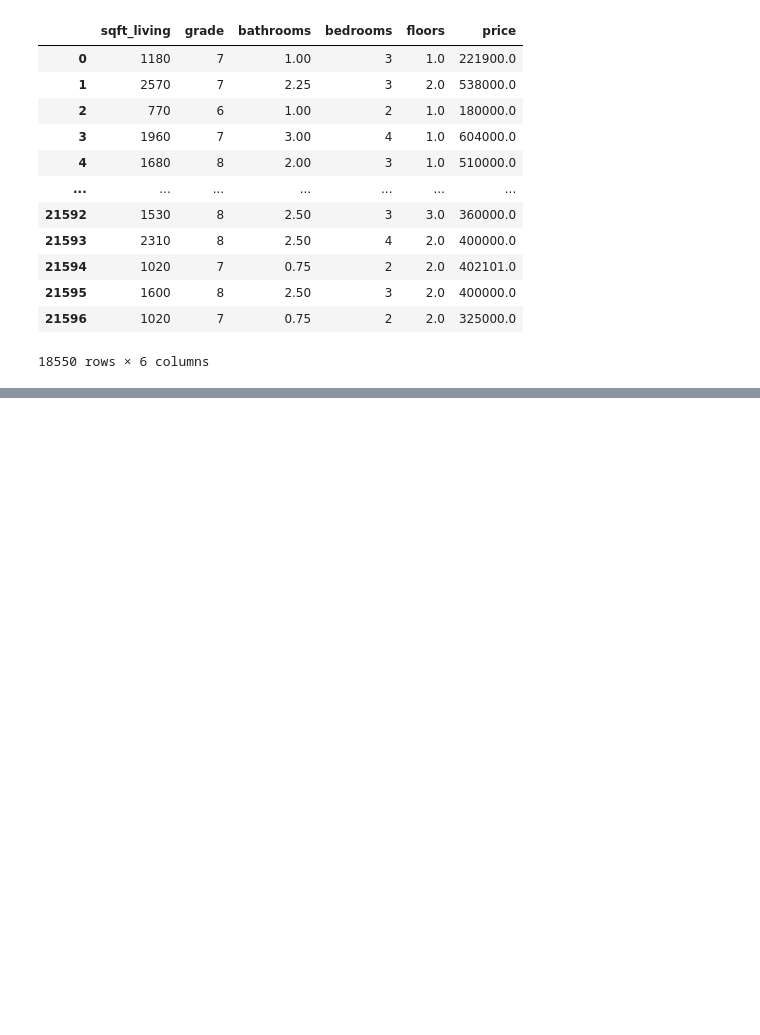
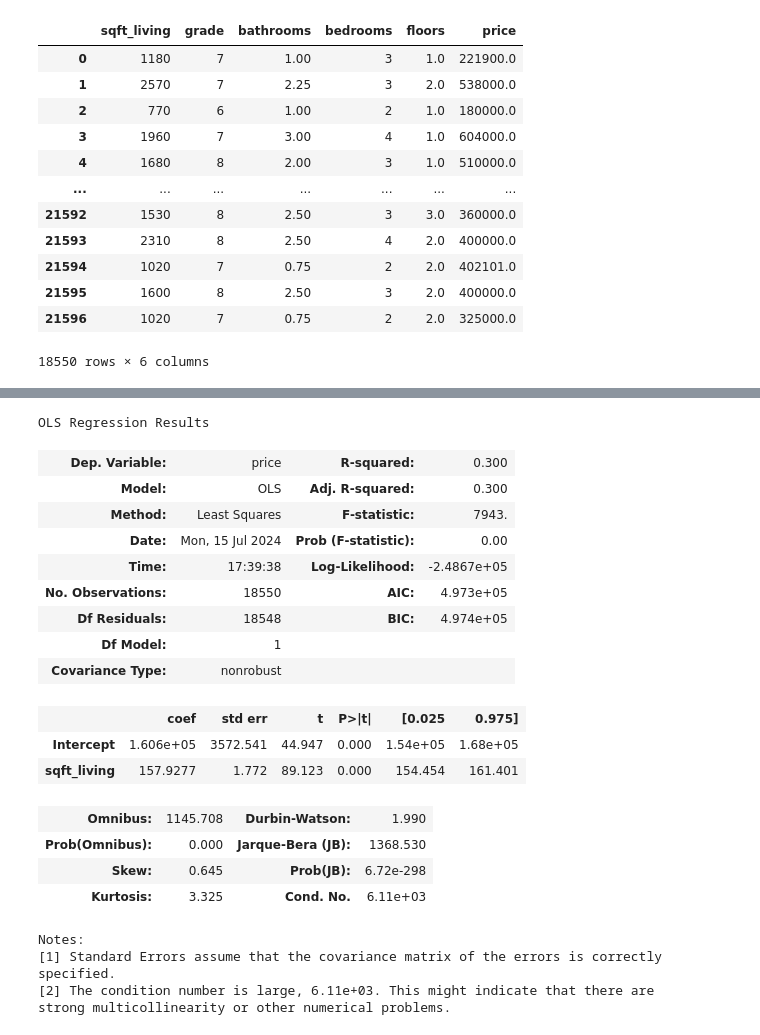
Before and after one commit to Leila-Nyambura/king-county-house-price-prediction-LRM, a Jupyter notebook: Leonard.ipynb, the cells around one changed output, grey strips where cells are left out. Cells and saved outputs as stored; diff of their text form; code cells hidden in the pictures; blank space fills up the shorter version.

```diff
--- a/Leonard.ipynb
+++ b/Leonard.ipynb
@@ -944,0 +985,26 @@ df_transformed_new
+# %%
+formula = 'price ~ sqft_living'
+model7 = ols(formula, df_transformed_new).fit()
+model7.summary()
+# %% [output]
+OLS Regression Results
+| Dep. Variable: | price | R-squared: | 0.300 |
+| Model: | OLS | Adj. R-squared: | 0.300 |
+| Method: | Least Squares | F-statistic: | 7943. |
+| Date: | Mon, 15 Jul 2024 | Prob (F-statistic): | 0.00 |
+| Time: | 17:39:38 | Log-Likelihood: | -2.4867e+05 |
+| No. Observations: | 18550 | AIC: | 4.973e+05 |
+| Df Residuals: | 18548 | BIC: | 4.974e+05 |
+| Df Model: | 1 |  |  |
+| Covariance Type: | nonrobust |  |  |
+|  | coef | std err | t | P>|t| | [0.025 | 0.975] |
+| Intercept | 1.606e+05 | 3572.541 | 44.947 | 0.000 | 1.54e+05 | 1.68e+05 |
+| sqft_living | 157.9277 | 1.772 | 89.123 | 0.000 | 154.454 | 161.401 |
+| Omnibus: | 1145.708 | Durbin-Watson: | 1.990 |
+| Prob(Omnibus): | 0.000 | Jarque-Bera (JB): | 1368.530 |
+| Skew: | 0.645 | Prob(JB): | 6.72e-298 |
+| Kurtosis: | 3.325 | Cond. No. | 6.11e+03 |
+Notes:
+[1] Standard Errors assume that the covariance matrix of the errors is correctly specified.
+[2] The condition number is large, 6.11e+03. This might indicate that there are
+strong multicollinearity or other numerical problems.
```
Also changed, not shown: parts of 3 cells of this notebook.
